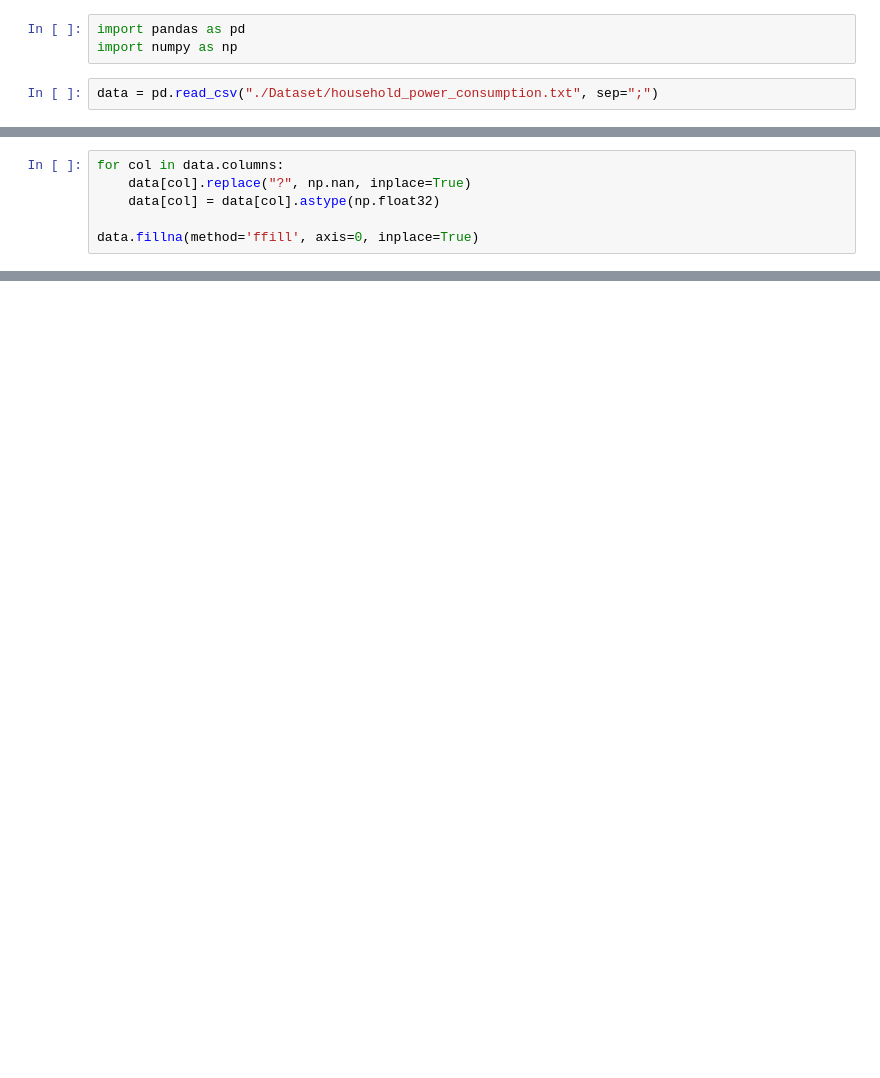
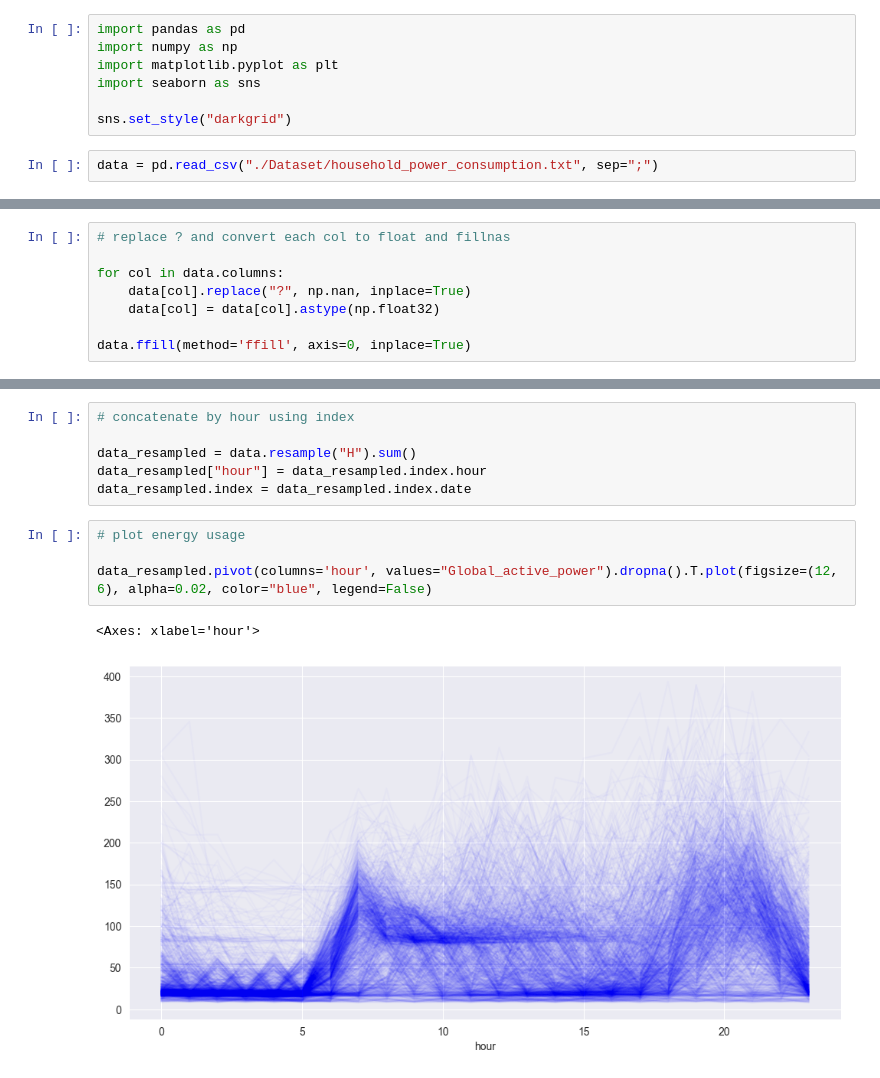
Before and after one commit to nitishsingh158/energy_consumption_clustering, a Jupyter notebook: energy_clustering.ipynb, the cells around one changed output, grey strips where cells are left out. Drawn from its saved outputs; the diff is of its cells as text; blank space fills up the shorter version.

Commit message:
added chart

```diff
--- a/energy_clustering.ipynb
+++ b/energy_clustering.ipynb
@@ -1,6 +1,10 @@
 # %%
 import pandas as pd
 import numpy as np
+import matplotlib.pyplot as plt
+import seaborn as sns
+
+sns.set_style("darkgrid")
 # %%
 data = pd.read_csv("./Dataset/household_power_consumption.txt", sep=";")
 # %%
@@ -10,8 +17,10 @@ data["datetime"] = pd.to_datetime(data["datetime"], dayfirst=True)
 data.drop(columns=["Date", "Time"], inplace=True)
 data.set_index("datetime", inplace=True)
 # %%
+# replace ? and convert each col to float and fillnas
+
 for col in data.columns:
     data[col].replace("?", np.nan, inplace=True)
     data[col] = data[col].astype(np.float32)
 
-data.fillna(method='ffill', axis=0, inplace=True)
+data.ffill(method='ffill', axis=0, inplace=True)
@@ -37,0 +27,13 @@ data_resampled.head()
+# %%
+# concatenate by hour using index
+
+data_resampled = data.resample("H").sum()
+data_resampled["hour"] = data_resampled.index.hour
+data_resampled.index = data_resampled.index.date
+# %%
+# plot energy usage
+
+data_resampled.pivot(columns='hour', values="Global_active_power").dropna().T.plot(figsize=(12, 6), alpha=0.02, color="blue", legend=False)
+# %% [output]
+<Axes: xlabel='hour'>
+[figure, added]
```
Also changed, not shown: parts of 5 cells of this notebook.
